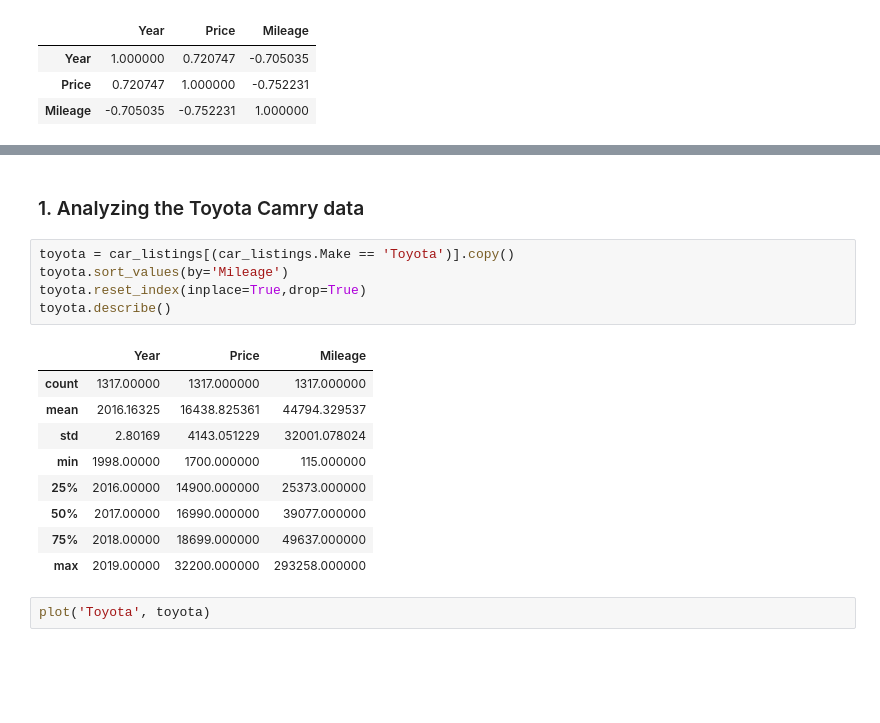
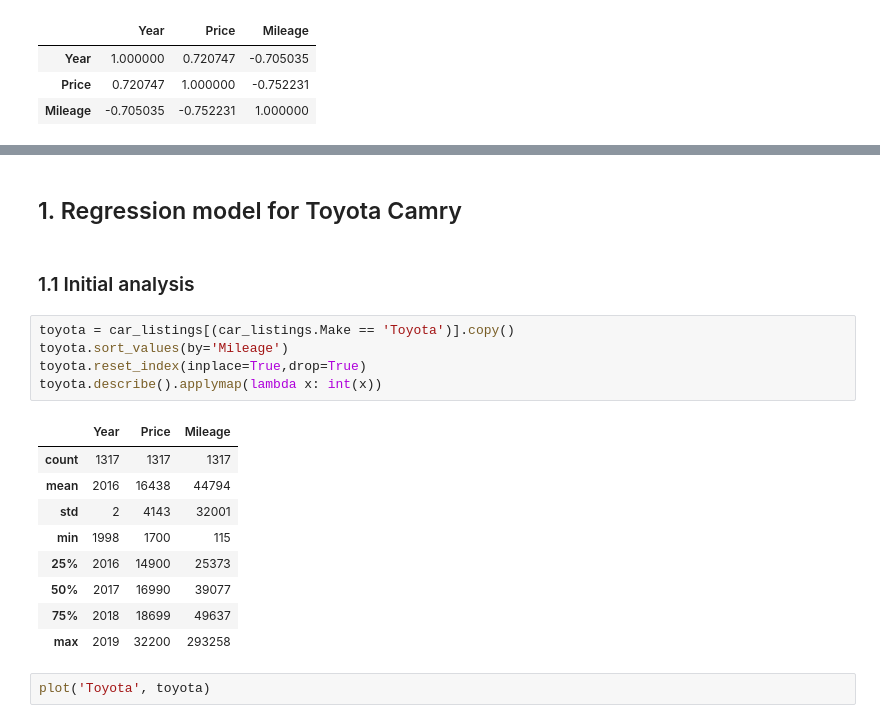
Before and after one commit to mEyob/linear-regression-car-price, a Jupyter notebook: analysis.ipynb, the cells around one changed output, grey strips where cells are left out. Saved outputs shown, nothing was run; the diff lists cells and outputs as text; blank space fills up the shorter version.

Commit message:
more analysis in analysis.ipynb

```diff
--- a/analysis.ipynb
+++ b/analysis.ipynb
@@ -261,20 +282,22 @@ def train_test_plot(dataframe, columns, visualize=True, return_test_set=False, r
 # %% [markdown]
-### 1. Analyzing the Toyota Camry data
+## 1. Regression model for Toyota Camry
+# %% [markdown]
+### 1.1 Initial analysis
 # %%
 toyota = car_listings[(car_listings.Make == 'Toyota')].copy()
 toyota.sort_values(by='Mileage')
 toyota.reset_index(inplace=True,drop=True)
-toyota.describe()
+toyota.describe().applymap(lambda x: int(x))
 # %% [output]
 |  | Year | Price | Mileage |
-| count | 1317.00000 | 1317.000000 | 1317.000000 |
-| mean | 2016.16325 | 16438.825361 | 44794.329537 |
-| std | 2.80169 | 4143.051229 | 32001.078024 |
-| min | 1998.00000 | 1700.000000 | 115.000000 |
-| 25% | 2016.00000 | 14900.000000 | 25373.000000 |
-| 50% | 2017.00000 | 16990.000000 | 39077.000000 |
-| 75% | 2018.00000 | 18699.000000 | 49637.000000 |
-| max | 2019.00000 | 32200.000000 | 293258.000000 |
+| count | 1317 | 1317 | 1317 |
+| mean | 2016 | 16438 | 44794 |
+| std | 2 | 4143 | 32001 |
+| min | 1998 | 1700 | 115 |
+| 25% | 2016 | 14900 | 25373 |
+| 50% | 2017 | 16990 | 39077 |
+| 75% | 2018 | 18699 | 49637 |
+| max | 2019 | 32200 | 293258 |
 # %%
 plot('Toyota', toyota)
 # %% [output]
```
Also changed, not shown: parts of 101 cells of this notebook.
